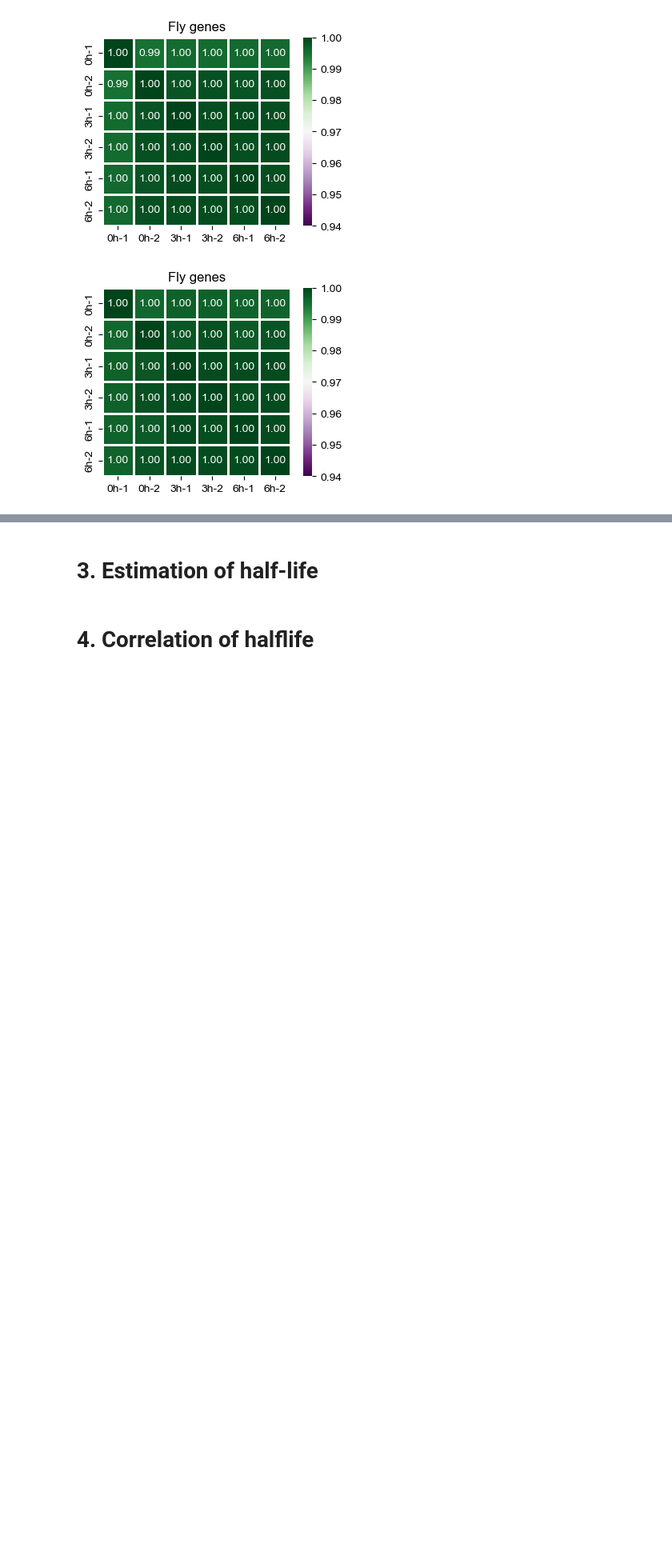
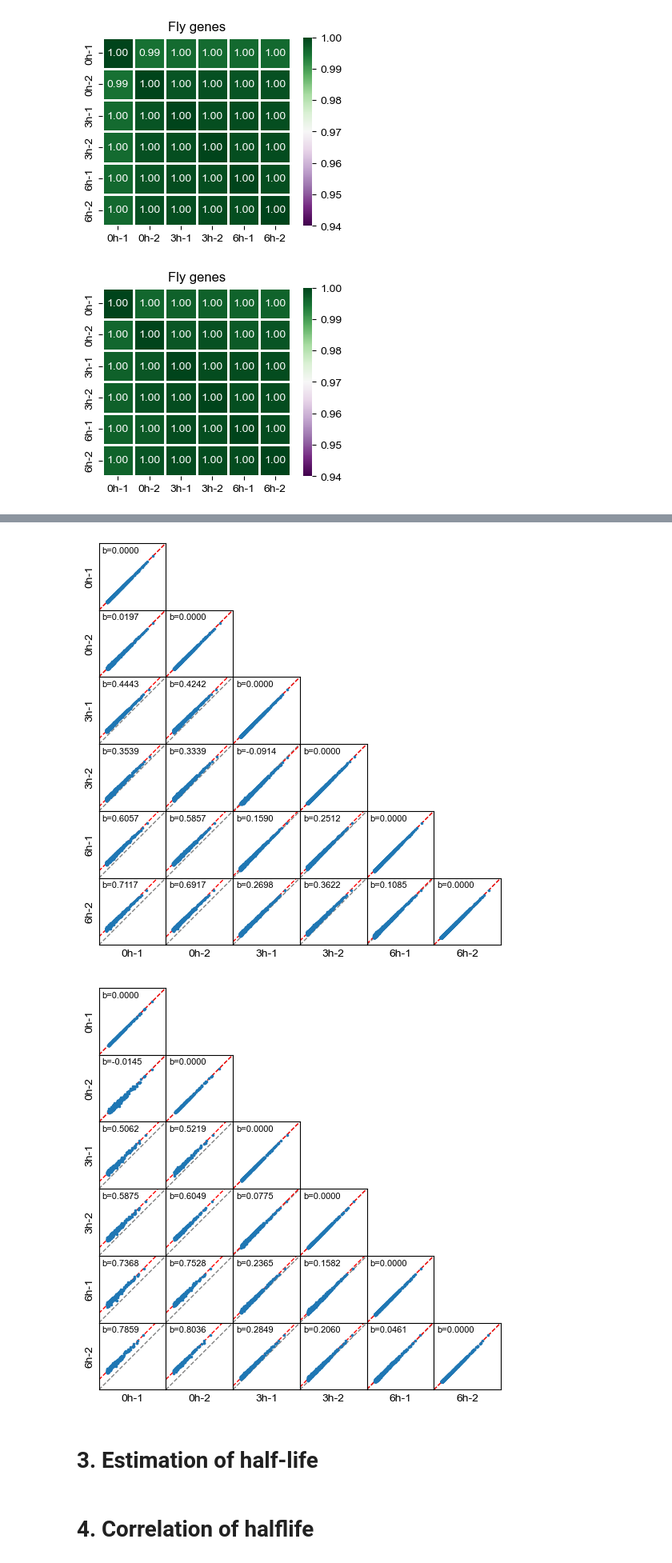
Before and after one commit to Ckenen/Nanopore-Nascent-RNAseq-Project, a Jupyter notebook: 4_RNAseq_ActD/jupyter.ipynb, the cells around one changed output, grey strips where cells are left out. Shown at 80% size. Saved outputs shown, nothing was run; the diff lists cells and outputs as text; code cells hidden in the pictures; blank space fills up the shorter version.

```diff
--- a/4_RNAseq_ActD/jupyter.ipynb
+++ b/4_RNAseq_ActD/jupyter.ipynb
@@ -277,3 +94,66 @@ for date in dates:
+# %%
+def get_k(xs, ys):
+    xs = np.log(xs)
+    ys = np.log(ys)
+    b = (sum(ys) - sum(xs)) / len(xs)
+    k = np.e ** b
+    return k
+
+def func(x, b):
+    return x + b
+
+for date in dates:
+    dat = pd.read_csv("reports/counts.fly.%s.tsv" % date, sep="\t", index_col=0)
+    factors = dict()
+    fig, axs = plt.subplots(len(columns), len(columns), figsize=(5.5, 5.5), gridspec_kw={"wspace": 0, "hspace": 0})
+    for i in range(len(columns)):
+        for j in range(len(columns)):
+            c1, c2 = columns[j], columns[i]
+            xs, ys = dat[c1], dat[c2]
+            flags = (xs > 500) & (ys > 500)
+            xs, ys = xs[flags], ys[flags]
+            k = get_k(xs, ys)
+            b = np.log(k)
+            xs, ys = np.log(xs), np.log(ys)
+
+            # All R2 score > 0.99
+            # popt, pcov = curve_fit(func, xs, ys)
+            # print(popt, pcov)
+            # r2 = r2_score(ys, [x + popt[0] for x in xs])
+            # print(round(r2, 4))
+
+            a1, b1 = np.polyfit(xs, ys, 1)
+            vmin = min(min(xs), min(ys)) * 0.9
+            vmax = max(max(xs), max(ys)) * 1.1
+            factors["%s,%s" % (c1, c2)] = k
+            if j > i:
+                axs[i][j].set_visible(False)
+                continue
+            plt.sca(axs[i][j])
+            plt.scatter(xs, ys, marker=".", alpha=1, color="C0", s=10, zorder=10)
+            plt.xlim(vmin, vmax)
+            plt.ylim(vmin, vmax)
+            plt.plot([vmin, vmax], [vmin, vmax], ls="--", lw=1, color="grey")
+            plt.plot([vmin, vmax], [vmin + b, vmax + b], ls="--", lw=1, color="red")
+            w = vmax - vmin
+            plt.text(vmin + w * 0.05, vmin + w * 0.85, "b=%.4f" % b, size=8)
+            if i == len(columns) - 1:
+                plt.xlabel(c1)
+            else:
+                plt.xticks([])
+            if j == 0:
+                plt.ylabel(c2)
+            else:
+                plt.yticks([])
+            plt.xticks([])
+            plt.yticks([])
+    plt.tight_layout()
+    plt.savefig("figures/scatter_of_conversion_factor.%s.pdf" % date)
+    with open("reports/conversion_factors.%s.json" % date, "w+") as fw:
+        json.dump(factors, fw, indent=4)
+# %% [output]
+[figure, added]
+[figure, added]
 # %% [markdown]
 # 3. Estimation of half-life
 # %%
```
Also changed, not shown: parts of 16 cells of this notebook, 12 other files.
